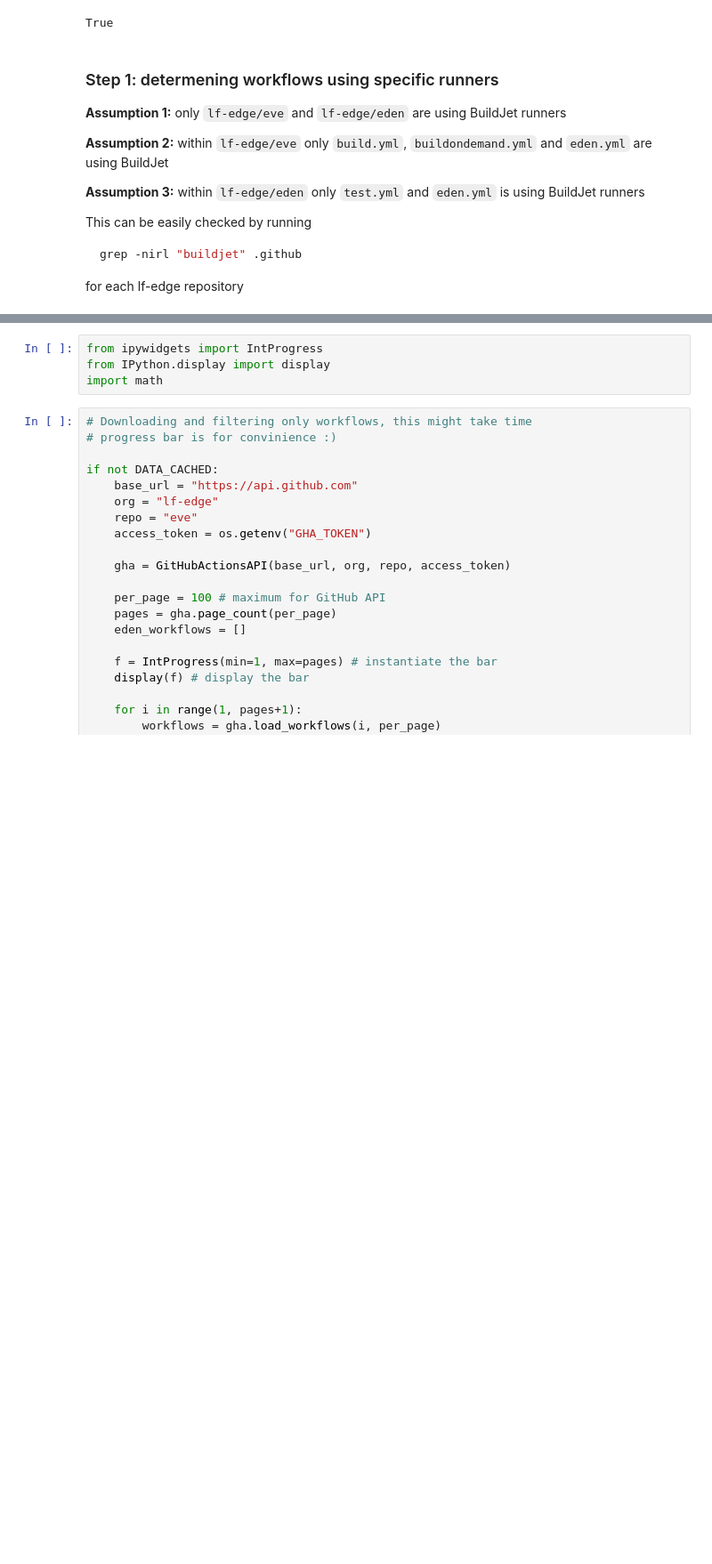
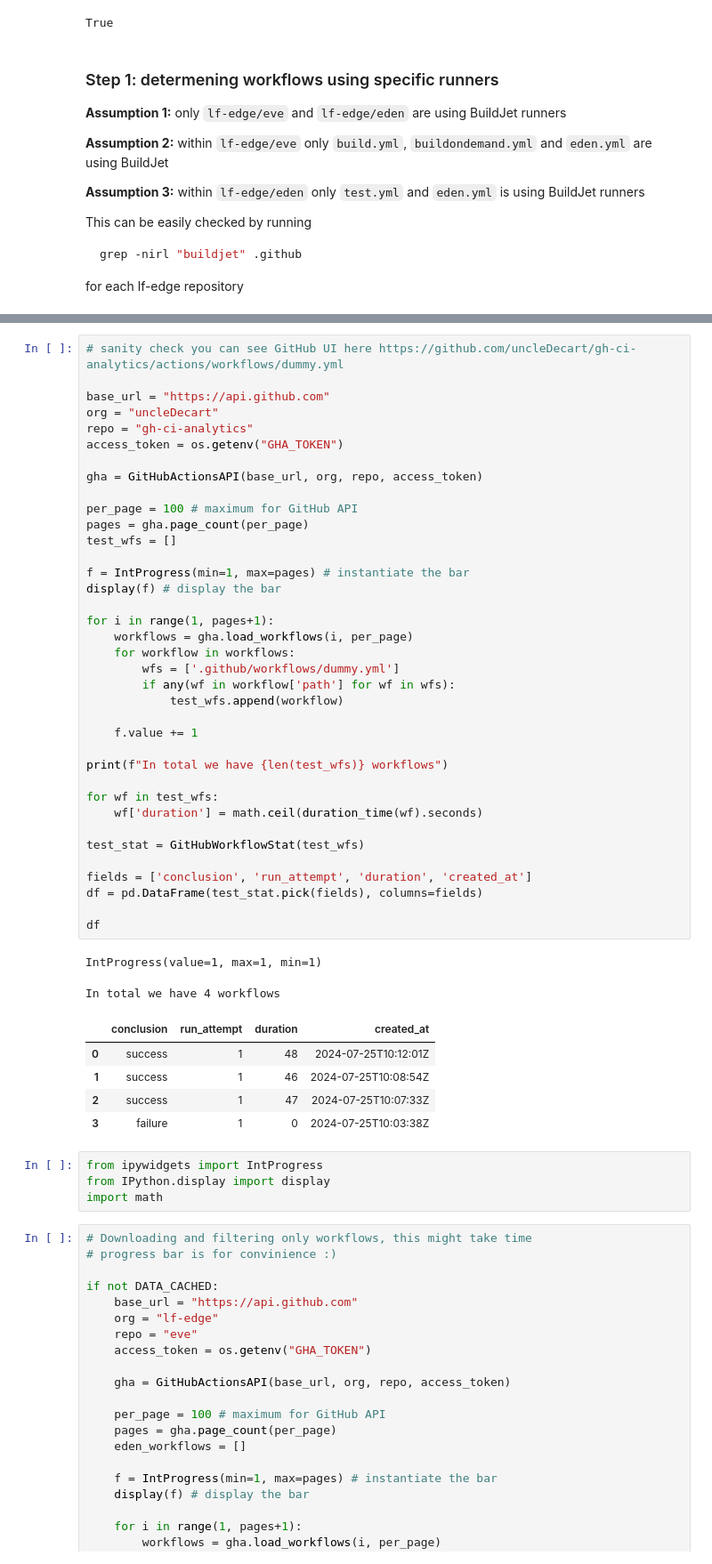
Before and after one commit to uncleDecart/gh-ci-analytics, a Jupyter notebook: notebooks/00_totall_time_ran.ipynb, the cells around one changed output, grey strips where cells are left out. Shown at 89% size. Drawn from its saved outputs; the diff is of its cells as text; blank space fills up the shorter version.

Commit message:
Add sanity check for duration calculation
Signed-off-by: Pavel Abramov <uncle.decart@gmail.com>

```diff
--- a/notebooks/00_totall_time_ran.ipynb
+++ b/notebooks/00_totall_time_ran.ipynb
@@ -69,3 +71,48 @@ Based on Assumptions 1-5 `GitHubActionsAPI` and `GitHubWorkflowStat` classes in
+# %%
+# sanity check you can see GitHub UI here https://github.com/uncleDecart/gh-ci-analytics/actions/workflows/dummy.yml
+
+base_url = "https://api.github.com"
+org = "uncleDecart"
+repo = "gh-ci-analytics"
+access_token = os.getenv("GHA_TOKEN")
+
+gha = GitHubActionsAPI(base_url, org, repo, access_token)
+
+per_page = 100 # maximum for GitHub API
+pages = gha.page_count(per_page)
+test_wfs = []
+
+f = IntProgress(min=1, max=pages) # instantiate the bar
+display(f) # display the bar
+
+for i in range(1, pages+1):
+    workflows = gha.load_workflows(i, per_page)
+    for workflow in workflows:
+        wfs = ['.github/workflows/dummy.yml']
+        if any(wf in workflow['path'] for wf in wfs):
+            test_wfs.append(workflow)
+
+    f.value += 1
+
+print(f"In total we have {len(test_wfs)} workflows")
+
+for wf in test_wfs:
+    wf['duration'] = math.ceil(duration_time(wf).seconds)
+
+test_stat = GitHubWorkflowStat(test_wfs)
+
+fields = ['conclusion', 'run_attempt', 'duration', 'created_at']
+df = pd.DataFrame(test_stat.pick(fields), columns=fields)
+
+df
+# %% [output]
+IntProgress(value=1, max=1, min=1)
+In total we have 4 workflows
+|  | conclusion | run_attempt | duration | created_at |
+| 0 | success | 1 | 48 | 2024-07-25T10:12:01Z |
+| 1 | success | 1 | 46 | 2024-07-25T10:08:54Z |
+| 2 | success | 1 | 47 | 2024-07-25T10:07:33Z |
+| 3 | failure | 1 | 0 | 2024-07-25T10:03:38Z |
 # %%
 from ipywidgets import IntProgress
 from IPython.display import display
```
Also changed, not shown: parts of 2 cells of this notebook.
